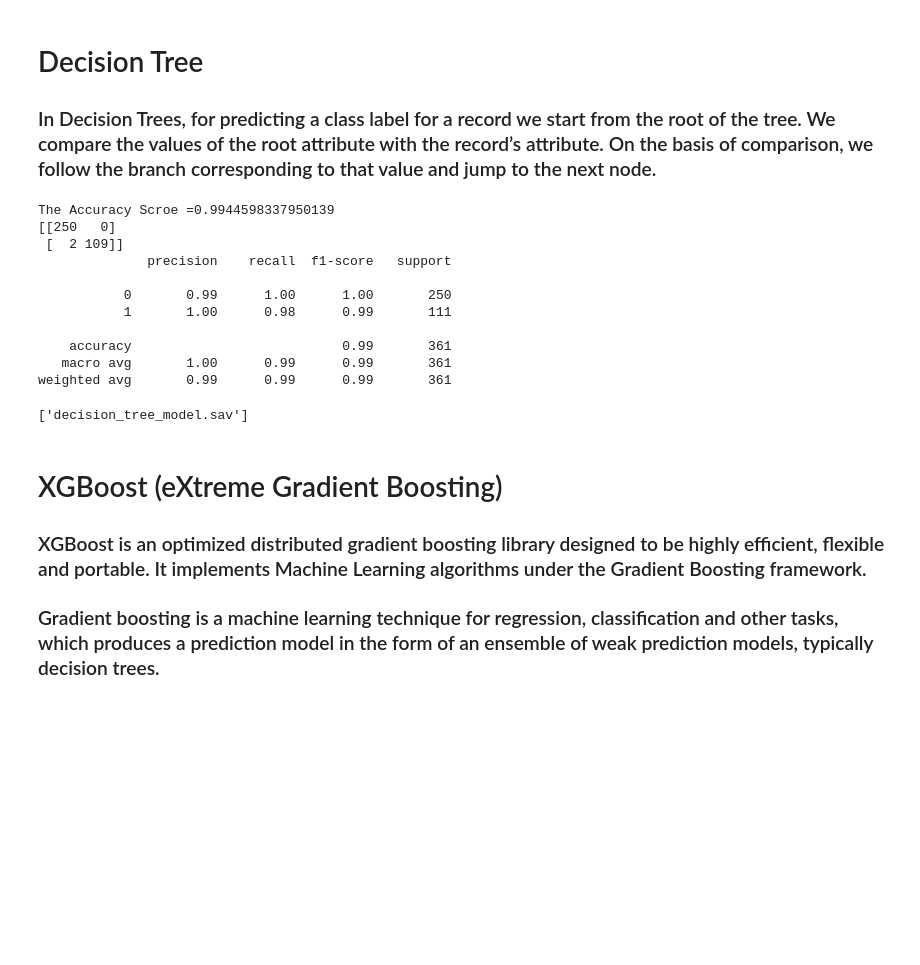
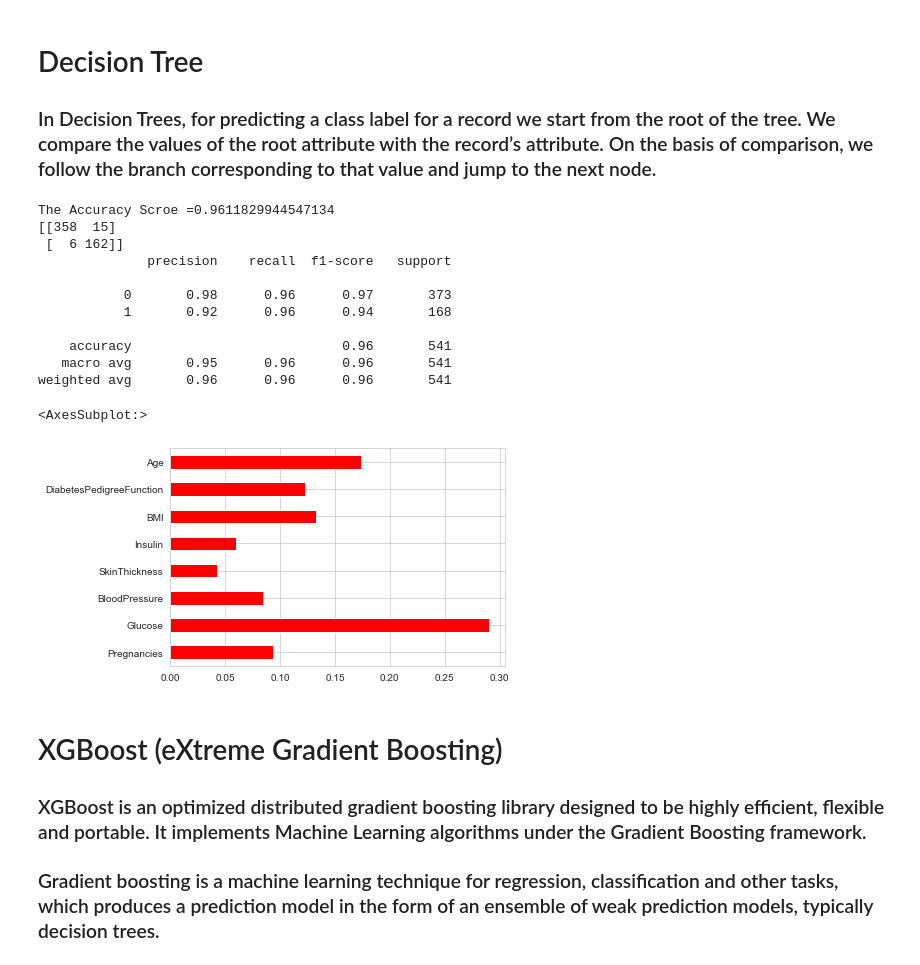
Before and after one commit to vasavdave/Team-Project-04, a Jupyter notebook: p4_machineLearnin_rev0.ipynb, the cells around one changed output. Cells and saved outputs as stored; diff of their text form; code cells hidden in the pictures; blank space fills up the shorter version.

Commit message:
Graphs for feature importance for each different model

```diff
--- a/p4_machineLearnin_rev0.ipynb
+++ b/p4_machineLearnin_rev0.ipynb
@@ -280,28 +280,37 @@ weighted avg       0.96      0.96      0.96       243
 ### In Decision Trees, for predicting a class label for a record we start from the root of the tree. We compare the values of the root attribute with the record’s attribute. On the basis of comparison, we follow the branch corresponding to that value and jump to the next node.
 # %%
 # Decision Tree
+X = normal_cleaned_merged_df.drop(columns= 'Outcome', axis=1)
+y = normal_cleaned_merged_df['Outcome']
+X_train, X_test, y_train, y_test = train_test_split(X, y, test_size = 0.3, random_state=101)
+
 
 decision_tree = DecisionTreeClassifier()
 decision_tree.fit(X_train, y_train)
 predictions = decision_tree.predict(X_test)
 print(f'The Accuracy Scroe ={format(metrics.accuracy_score(y_test, predictions))}')
 print(confusion_matrix(y_test, predictions))
 print(classification_report(y_test, predictions))
 
 joblib.dump(decision_tree, 'decision_tree_model.sav')
+
+decision_tree.feature_importances_
+importance_series = pd.Series(decision_tree.feature_importances_, index=X.columns)
+importance_series.plot(kind='barh', color='red')
 # %% [output]
-The Accuracy Scroe =0.9944598337950139
-[[250   0]
- [  2 109]]
+The Accuracy Scroe =0.9611829944547134
+[[358  15]
+ [  6 162]]
               precision    recall  f1-score   support
 
-           0       0.99      1.00      1.00       250
-           1       1.00      0.98      0.99       111
+           0       0.98      0.96      0.97       373
+           1       0.92      0.96      0.94       168
 
-    accuracy                           0.99       361
-   macro avg       1.00      0.99      0.99       361
-weighted avg       0.99      0.99      0.99       361
+    accuracy                           0.96       541
+   macro avg       0.95      0.96      0.96       541
+weighted avg       0.96      0.96      0.96       541
-['decision_tree_model.sav']
+<AxesSubplot:>
+[figure, added]
 # %% [markdown]
 # XGBoost (eXtreme Gradient Boosting)
 
```
Also changed, not shown: parts of 3 cells of this notebook, 3 other files.
